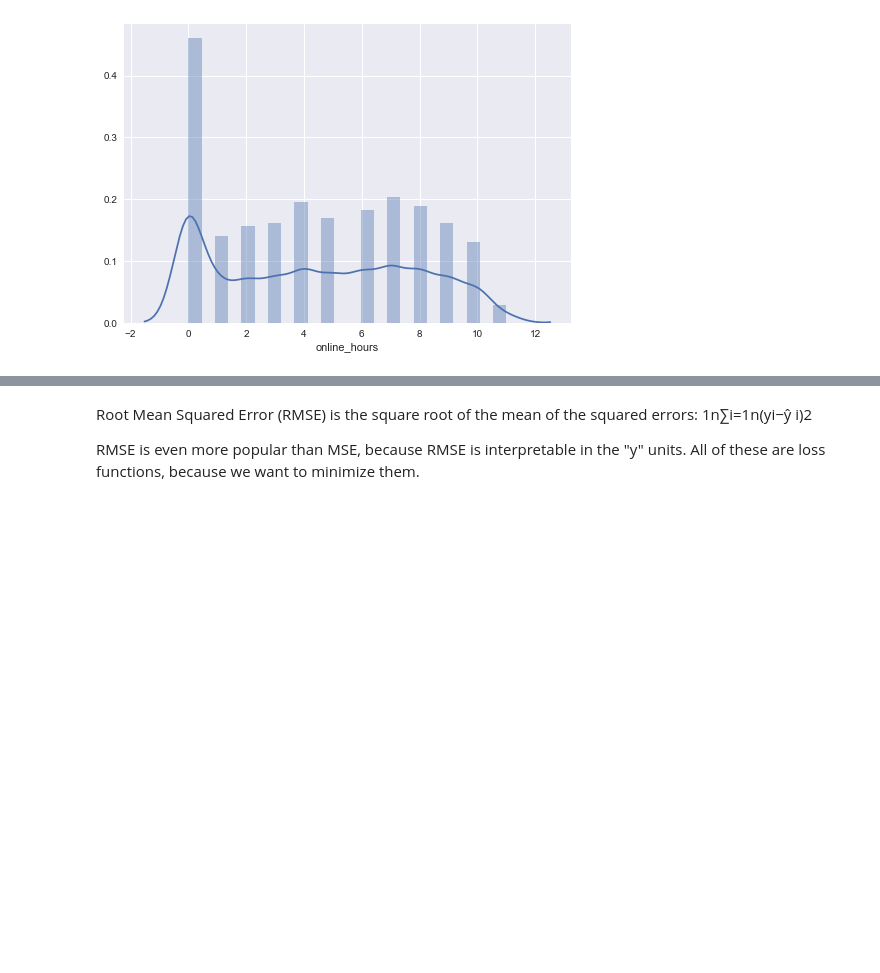
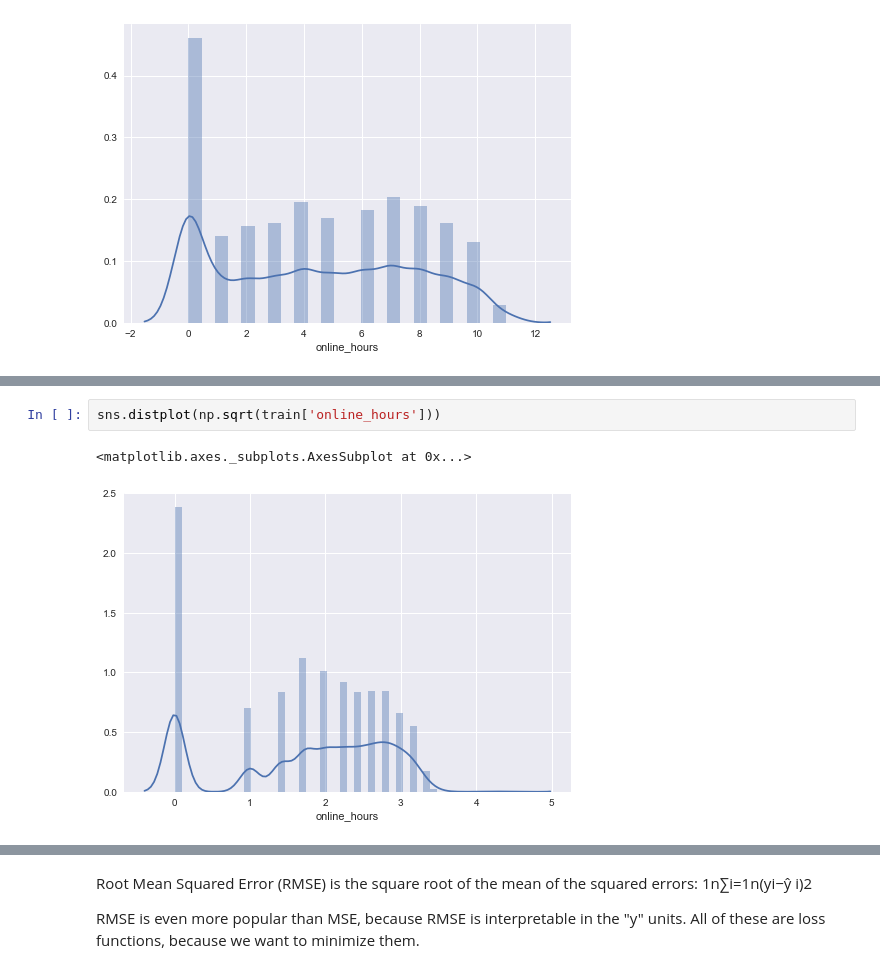
Before and after one commit to vikiitkgp/vikiitkgp.github.io, a Jupyter notebook: Case Study/Model_Building.ipynb, the cells around one changed output, grey strips where cells are left out. Saved outputs shown, nothing was run; the diff lists cells and outputs as text; blank space fills up the shorter version.

```diff
--- a/Case Study/Model_Building.ipynb
+++ b/Case Study/Model_Building.ipynb
@@ -119,0 +61,5 @@ train = train[train['online_hours'] <15.0]
+# %%
+sns.distplot(np.sqrt(train['online_hours']))
+# %% [output]
+<matplotlib.axes._subplots.AxesSubplot at 0x...>
+[figure, added]
```
Also changed, not shown: parts of 67 cells of this notebook, 1 other file.
